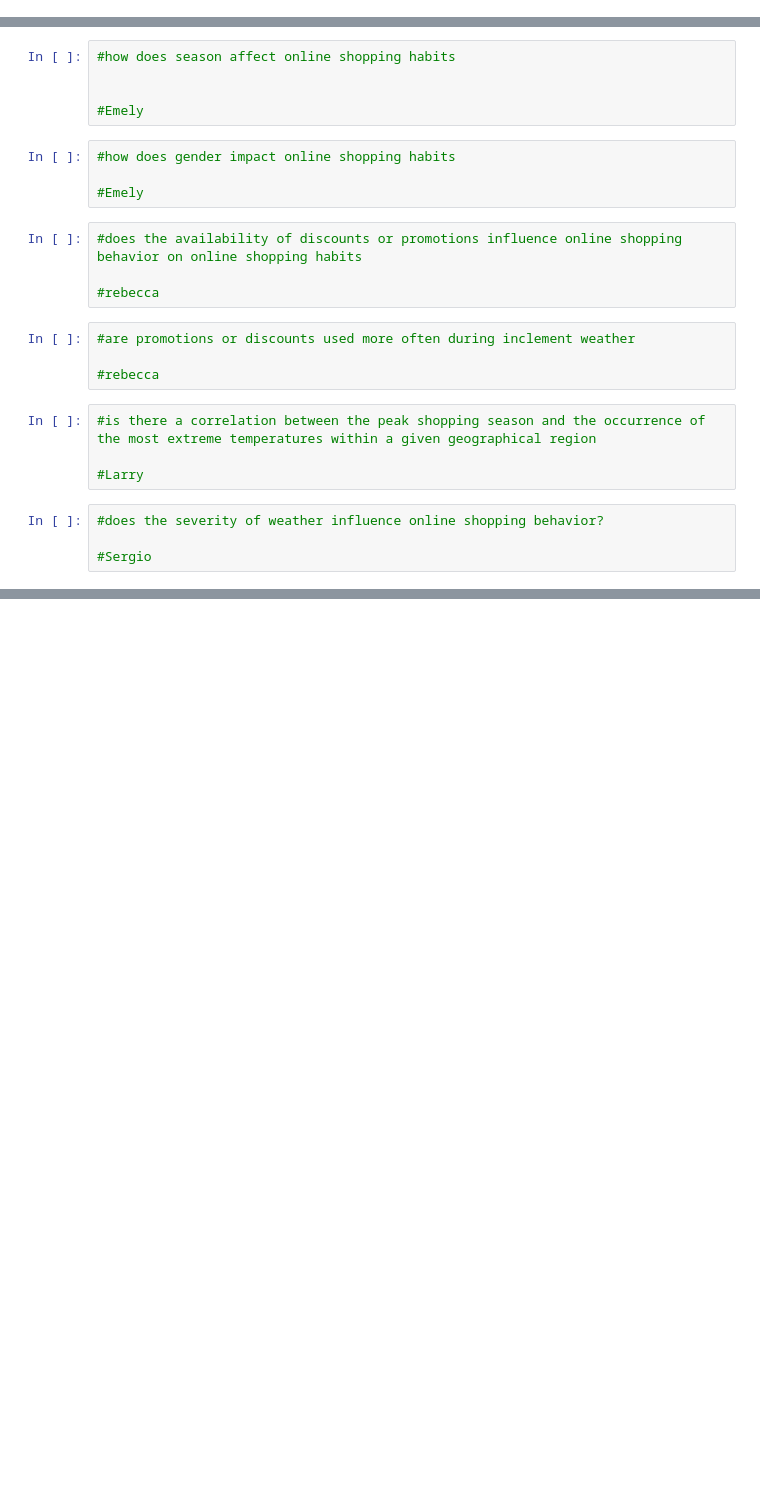
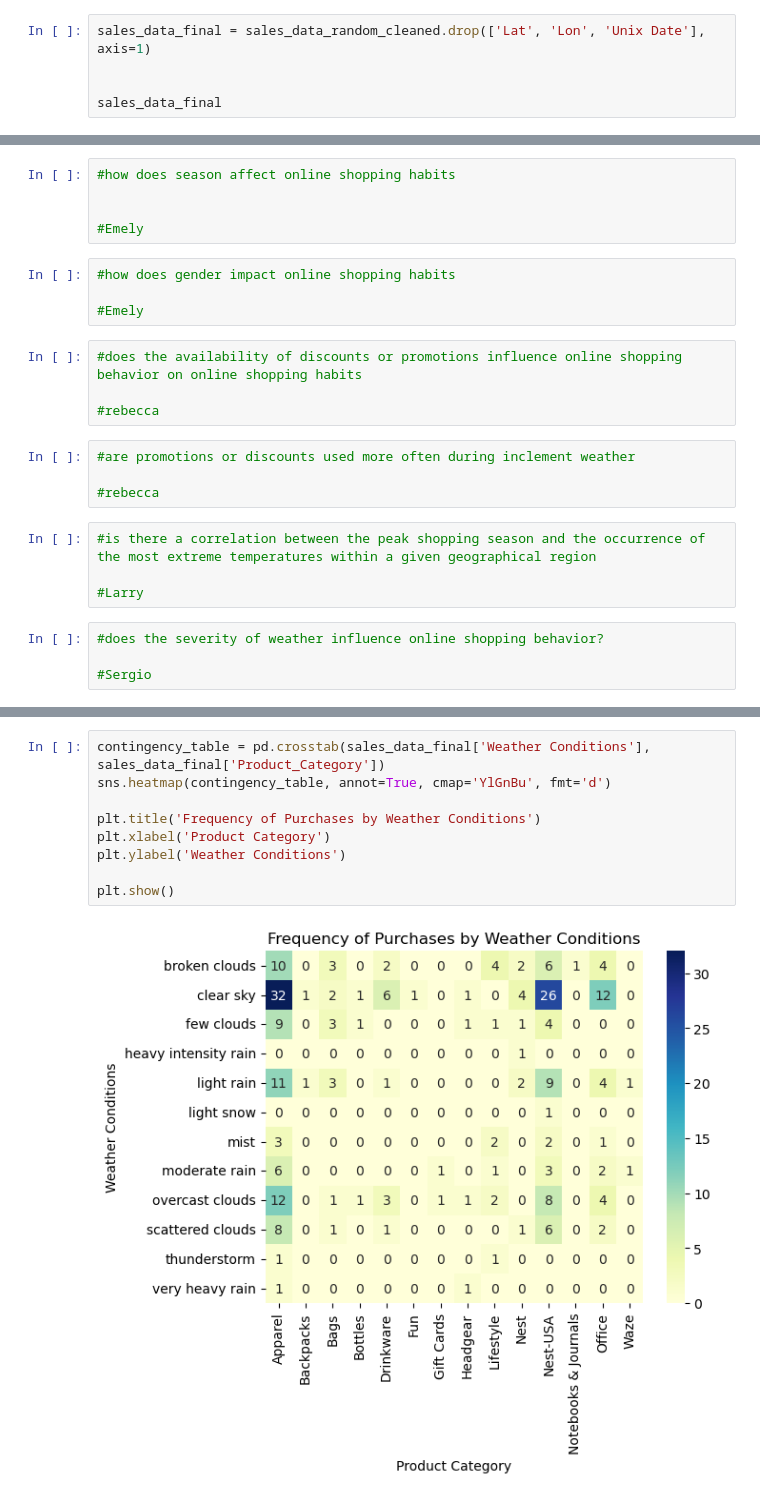
Before and after one commit to Simian12/Project_1, a Jupyter notebook: project1_base.ipynb, the cells around one changed output, grey strips where cells are left out. Cells and saved outputs as stored; diff of their text form; blank space fills up the shorter version.

```diff
--- a/project1_base.ipynb
+++ b/project1_base.ipynb
@@ -140,0 +167,5 @@ sales_data_random_cleaned.head(25)
+# %%
+sales_data_final = sales_data_random_cleaned.drop(['Lat', 'Lon', 'Unix Date'], axis=1)
+
+
+sales_data_final
@@ -181,0 +270,11 @@ sales_data_random_cleaned.head(25)
+# %%
+contingency_table = pd.crosstab(sales_data_final['Weather Conditions'], sales_data_final['Product_Category'])
+sns.heatmap(contingency_table, annot=True, cmap='YlGnBu', fmt='d')
+
+plt.title('Frequency of Purchases by Weather Conditions')
+plt.xlabel('Product Category')
+plt.ylabel('Weather Conditions')
+
+plt.show()
+# %% [output]
+[figure, added]
```
Also changed, not shown: parts of 10 cells of this notebook.
